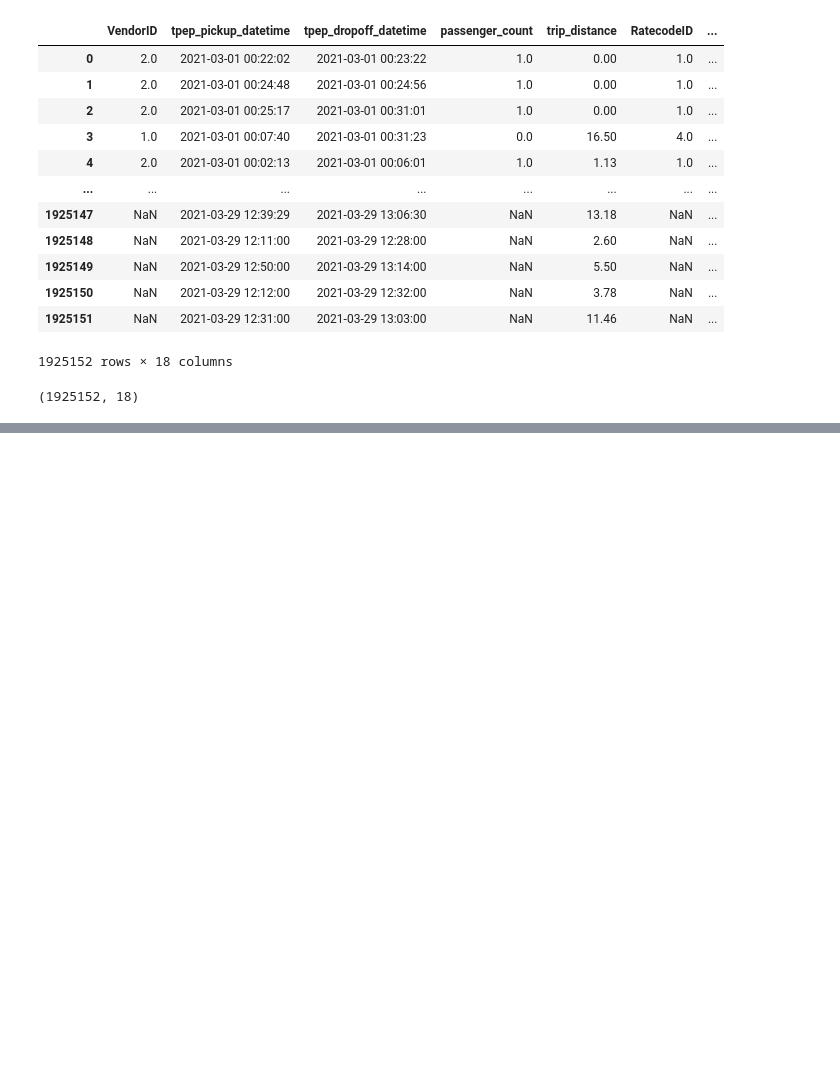
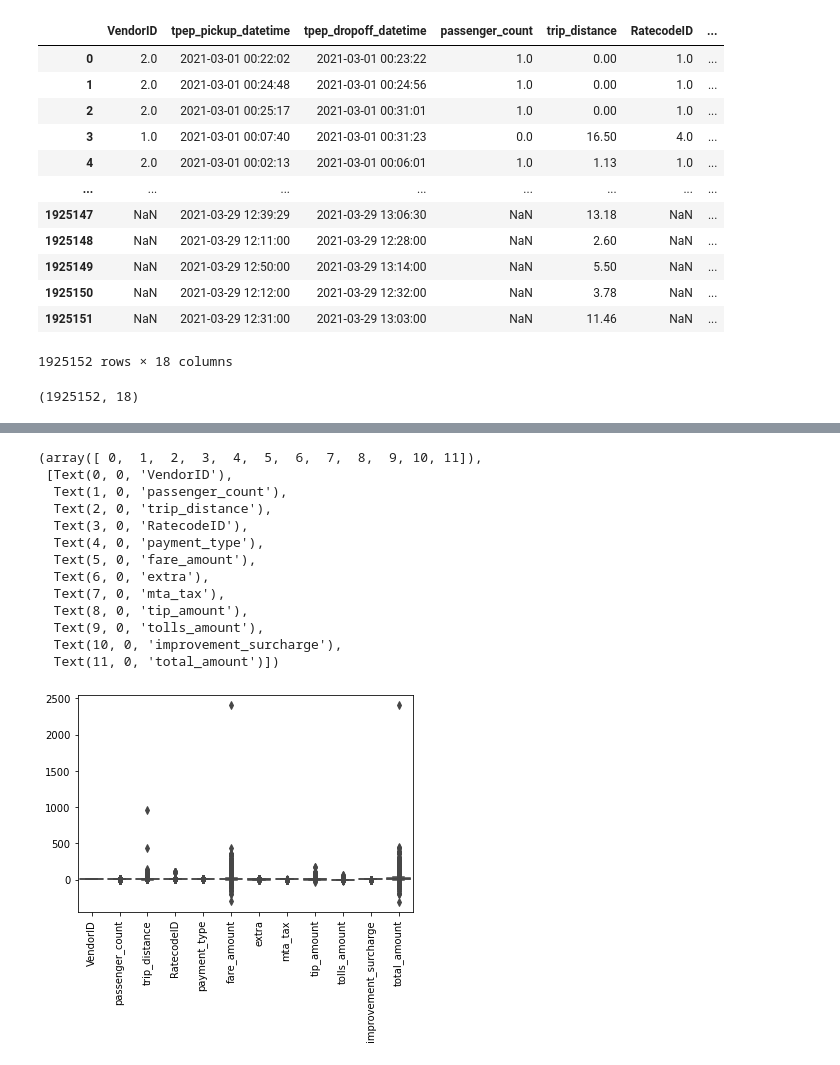
Before and after one commit to Mashael2030/Gemstone-Price-Prediction--Regression-Techniques, a Jupyter notebook: Project 2 - Regression.ipynb, the cells around one changed output, grey strips where cells are left out. Saved outputs shown, nothing was run; the diff lists cells and outputs as text; code cells hidden in the pictures; blank space fills up the shorter version.

```diff
--- a/Project 2 - Regression.ipynb
+++ b/Project 2 - Regression.ipynb
@@ -140,5 +144,7 @@ X_train.shape
 # %%
-Year = X_train["tpep_pickup_datetime"].dt.year
-Month = X_train["tpep_pickup_datetime"].dt.month
-Month = X_train["tpep_pickup_datetime"].dt.day
+#Day = df_train["tpep_pickup_datetime"].dt.day
+#df_train['Day'] = Day # add new column to dataframe
+#df_train
+df_date = pd.to_datetime(df_train['tpep_pickup_datetime'] ,errors = 'coerce',format='%Y-%m-%d %H:%M:%S').dt.strftime("%d")
+df_date
 # %% [output]
@@ -145,0 +163,3 @@ AttributeError: Can only use .dt accessor with datetimelike values
+# %%
+df_train['Day'] = df_date # add new column to dataframe
+df_train
@@ -145,0 +180,3 @@ AttributeError: Can only use .dt accessor with datetimelike values
+# %%
+df_train1 = df_train.drop(df_train[df_train.Day < '20' ].index)
+df_train1
@@ -145,0 +219,18 @@ AttributeError: Can only use .dt accessor with datetimelike values
+# %%
+sns.boxplot(data=df_train1);
+plt.xticks(rotation = 90)
+# %% [output]
+(array([ 0,  1,  2,  3,  4,  5,  6,  7,  8,  9, 10, 11]),
+ [Text(0, 0, 'VendorID'),
+  Text(1, 0, 'passenger_count'),
+  Text(2, 0, 'trip_distance'),
+  Text(3, 0, 'RatecodeID'),
+  Text(4, 0, 'payment_type'),
+  Text(5, 0, 'fare_amount'),
+  Text(6, 0, 'extra'),
+  Text(7, 0, 'mta_tax'),
+  Text(8, 0, 'tip_amount'),
+  Text(9, 0, 'tolls_amount'),
+  Text(10, 0, 'improvement_surcharge'),
+  Text(11, 0, 'total_amount')])
+[figure, added]
```
Also changed, not shown: parts of 18 cells of this notebook.
